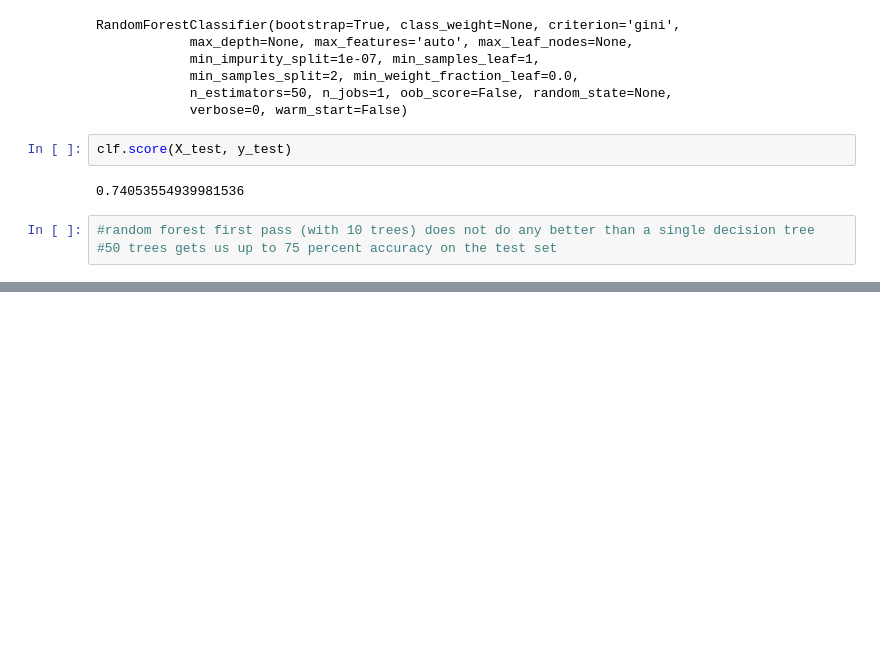
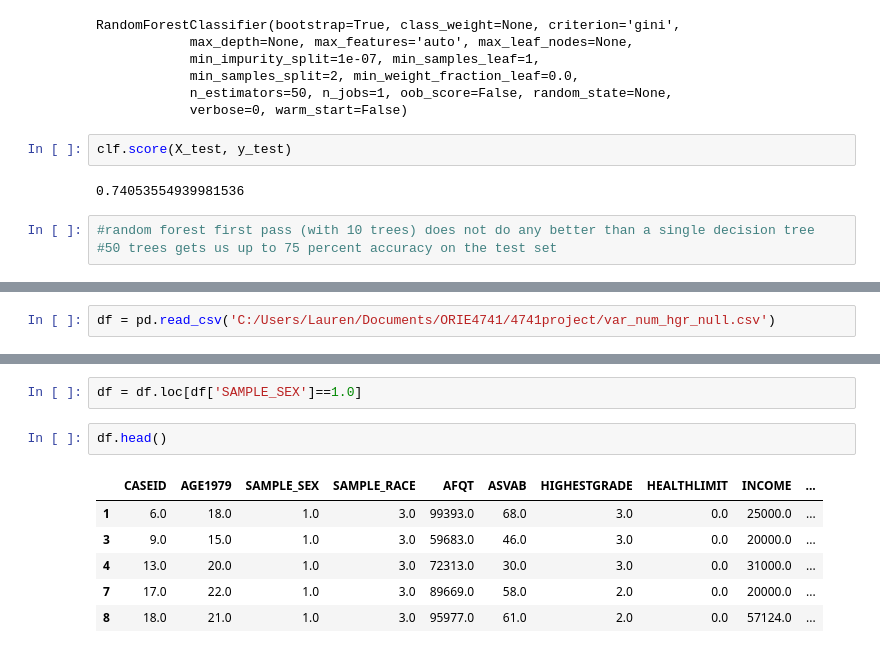
Before and after one commit to laurensedita/4741project, a Jupyter notebook: DecisionTree.ipynb, the cells around one changed output, grey strips where cells are left out. Saved outputs shown, nothing was run; the diff lists cells and outputs as text; blank space fills up the shorter version.

```diff
--- a/DecisionTree.ipynb
+++ b/DecisionTree.ipynb
@@ -181,0 +188,2 @@ clf.score(X_test, y_test)
+# %%
+df = pd.read_csv('C:/Users/Lauren/Documents/ORIE4741/4741project/var_num_hgr_null.csv')
@@ -181,0 +199,11 @@ clf.score(X_test, y_test)
+# %%
+df = df.loc[df['SAMPLE_SEX']==1.0]
+# %%
+df.head()
+# %% [output]
+|  | CASEID | AGE1979 | SAMPLE_SEX | SAMPLE_RACE | AFQT | ASVAB | HIGHESTGRADE | HEALTHLIMIT | INCOME | ... |
+| 1 | 6.0 | 18.0 | 1.0 | 3.0 | 99393.0 | 68.0 | 3.0 | 0.0 | 25000.0 | ... |
+| 3 | 9.0 | 15.0 | 1.0 | 3.0 | 59683.0 | 46.0 | 3.0 | 0.0 | 20000.0 | ... |
+| 4 | 13.0 | 20.0 | 1.0 | 3.0 | 72313.0 | 30.0 | 3.0 | 0.0 | 31000.0 | ... |
+| 7 | 17.0 | 22.0 | 1.0 | 3.0 | 89669.0 | 58.0 | 2.0 | 0.0 | 20000.0 | ... |
+| 8 | 18.0 | 21.0 | 1.0 | 3.0 | 95977.0 | 61.0 | 2.0 | 0.0 | 57124.0 | ... |
```
Also changed, not shown: parts of 34 cells of this notebook.
